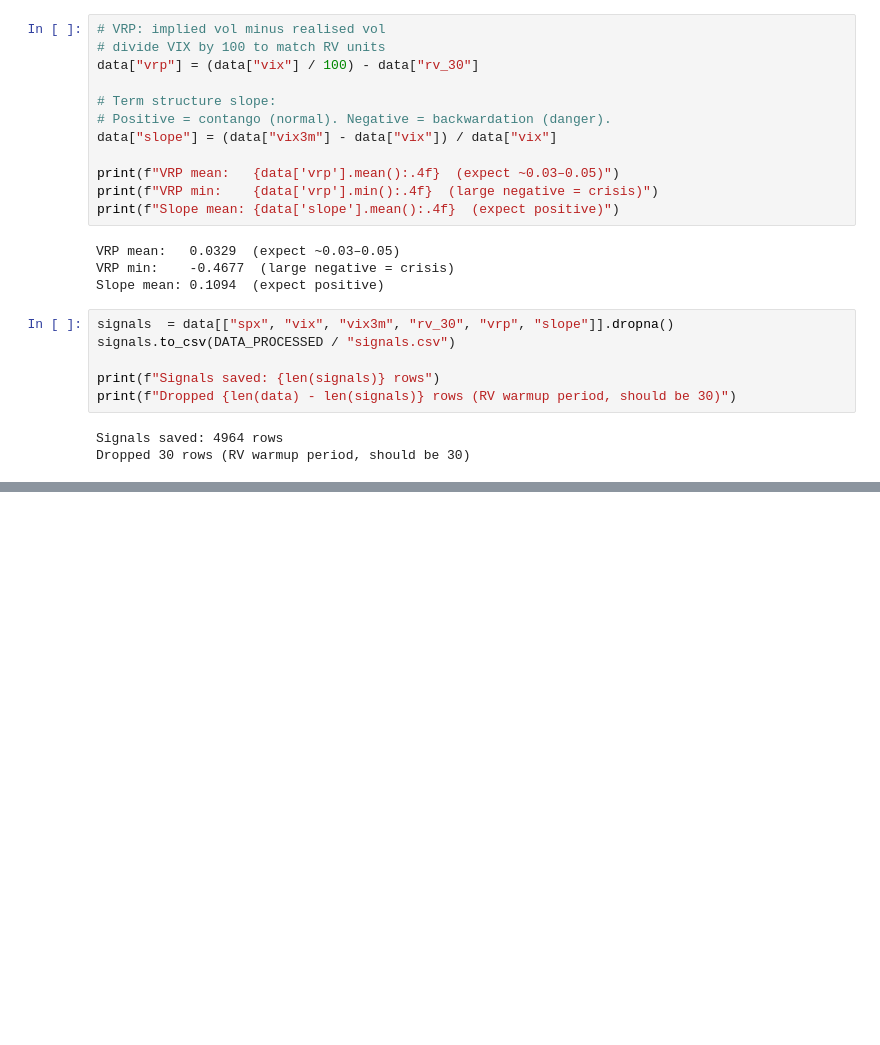
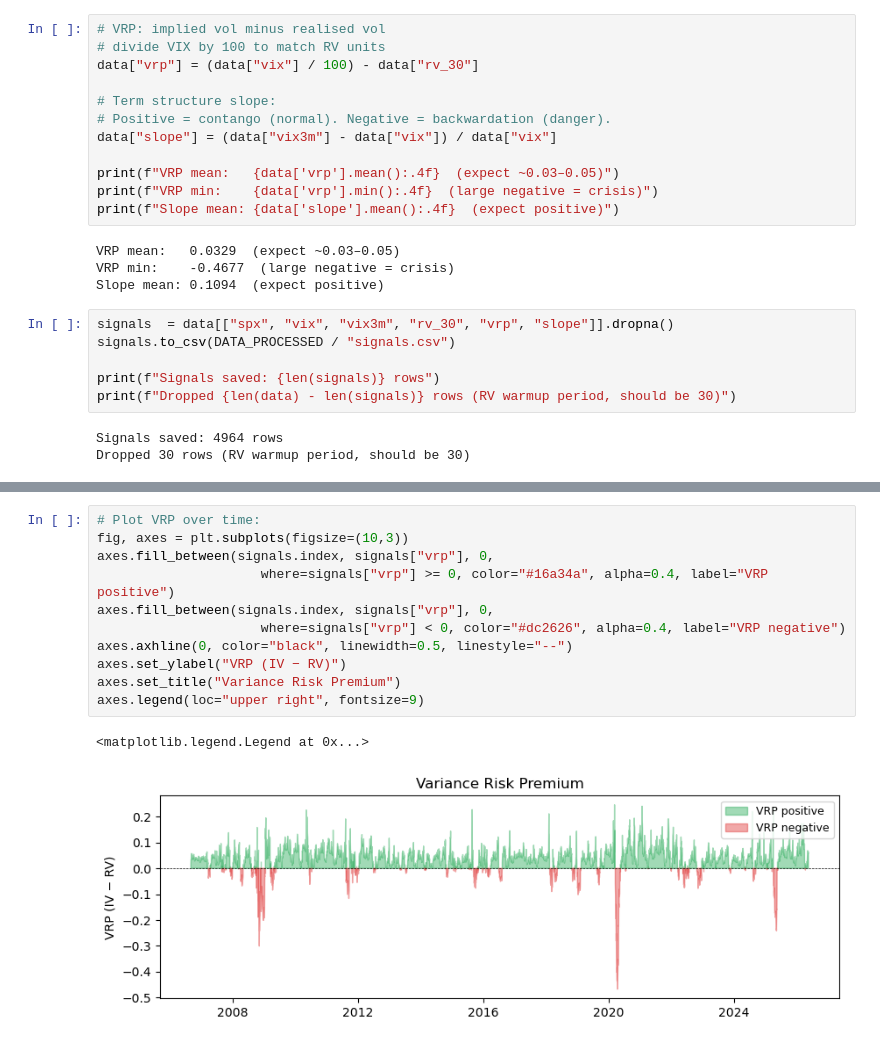
Before and after one commit to rtkyboba/vrp-regime-detection-strategy, a Jupyter notebook: notebooks/02_signal_construction.ipynb, the cells around one changed output, grey strips where cells are left out. Drawn from its saved outputs; the diff is of its cells as text; blank space fills up the shorter version.

```diff
--- a/notebooks/02_signal_construction.ipynb
+++ b/notebooks/02_signal_construction.ipynb
@@ -104,0 +76,14 @@ Chart saved.
+# %%
+# Plot VRP over time:
+fig, axes = plt.subplots(figsize=(10,3))
+axes.fill_between(signals.index, signals["vrp"], 0,
+                     where=signals["vrp"] >= 0, color="#16a34a", alpha=0.4, label="VRP positive")
+axes.fill_between(signals.index, signals["vrp"], 0,
+                     where=signals["vrp"] < 0, color="#dc2626", alpha=0.4, label="VRP negative")
+axes.axhline(0, color="black", linewidth=0.5, linestyle="--")
+axes.set_ylabel("VRP (IV − RV)")
+axes.set_title("Variance Risk Premium")
+axes.legend(loc="upper right", fontsize=9)
+# %% [output]
+<matplotlib.legend.Legend at 0x...>
+[figure, added]
```
Also changed, not shown: parts of 3 cells of this notebook.
